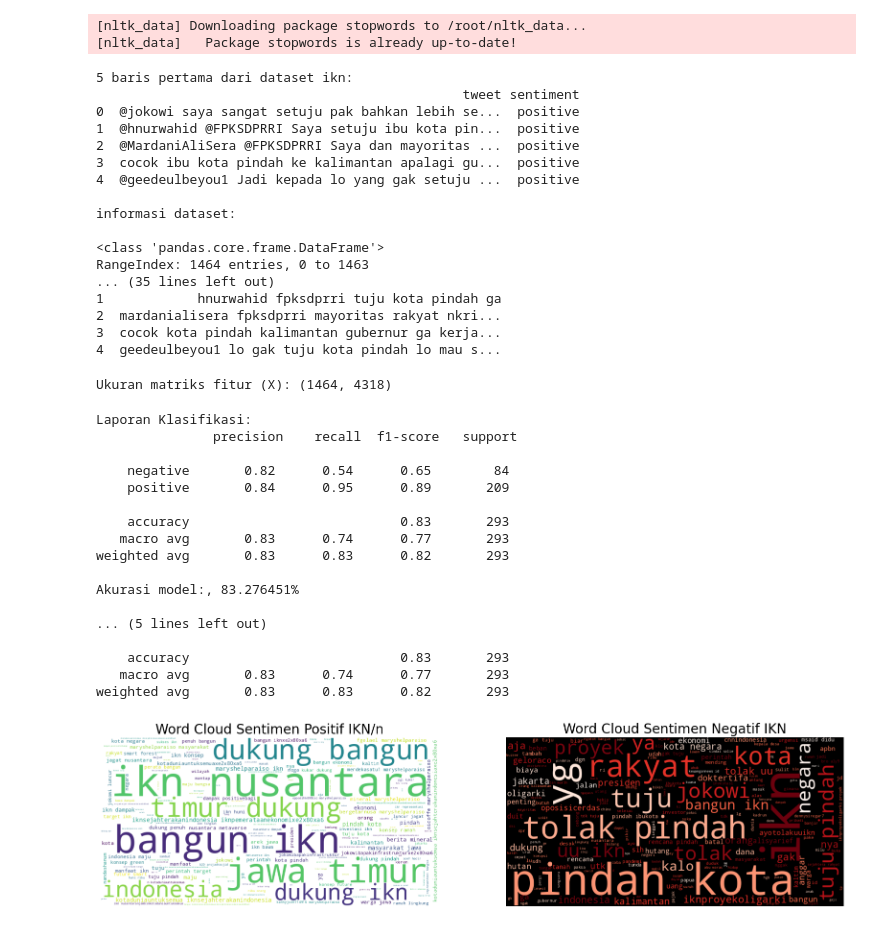
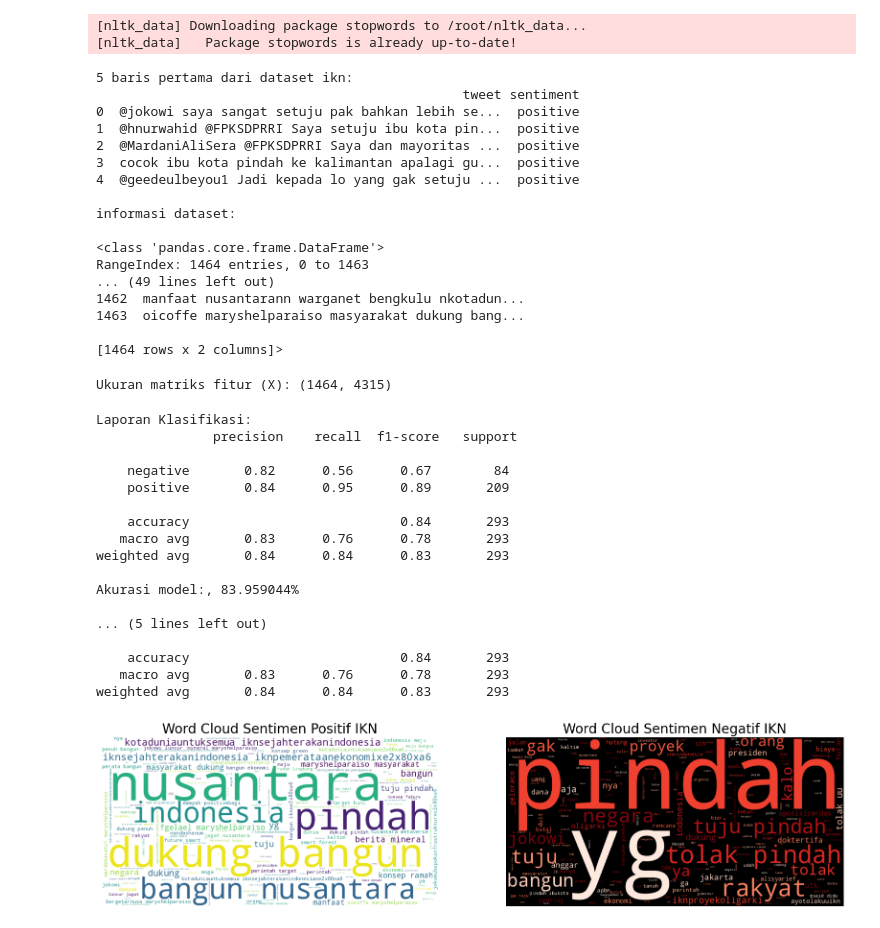
Before and after one commit to bamlinho12/Analisis_Sentimen_IKN, a Jupyter notebook: analisis_sentimen_ikn.ipynb, the cells around one changed output. Cells and saved outputs as stored; diff of their text form; code cells hidden in the pictures.

Commit message:
Notebook update
Added custom stop words ("Jawa", "Timur", dll) to clean up the Word Cloud.

```diff
--- a/analisis_sentimen_ikn.ipynb
+++ b/analisis_sentimen_ikn.ipynb
@@ -29,6 +29,13 @@ factory = StemmerFactory()
 stemmer = factory.create_stemmer()
 stop_words = set(stopwords.words('indonesian'))
 
+stop_words.add("jawa")
+stop_words.add("timur")
+stop_words.add("kalimantan")
+stop_words.add("ibu")
+stop_words.add("kota")
+stop_words.add("ikn")
+
 def preprocess_text(text):
     text = text.lower()
     text = re.sub(r'[^\w\s]', '', text)
@@ -57,11 +64,11 @@ informasi dataset:
 
 <class 'pandas.core.frame.DataFrame'>
 RangeIndex: 1464 entries, 0 to 1463
-... (35 lines left out)
-1            hnurwahid fpksdprri tuju kota pindah ga
-2  mardanialisera fpksdprri mayoritas rakyat nkri...
-3  cocok kota pindah kalimantan gubernur ga kerja...
-4  geedeulbeyou1 lo gak tuju kota pindah lo mau s...
+... (49 lines left out)
+1462  manfaat nusantarann warganet bengkulu nkotadun...
+1463  oicoffe maryshelparaiso masyarakat dukung bang...
+
+[1464 rows x 2 columns]>
 # %%
 from sklearn.feature_extraction.text import TfidfVectorizer
 
@@ -72,7 +79,7 @@ y = df['sentimen']
 
 print("Ukuran matriks fitur (X):", X.shape)
 # %% [output]
-Ukuran matriks fitur (X): (1464, 4318)
+Ukuran matriks fitur (X): (1464, 4315)
 # %%
 from sklearn.model_selection import train_test_split
 
@@ -100,41 +107,41 @@ print("\nLaporan:\n", report)
 Laporan Klasifikasi:
                precision    recall  f1-score   support
 
-    negative       0.82      0.54      0.65        84
+    negative       0.82      0.56      0.67        84
     positive       0.84      0.95      0.89       209
 
-    accuracy                           0.83       293
-   macro avg       0.83      0.74      0.77       293
-weighted avg       0.83      0.83      0.82       293
+    accuracy                           0.84       293
+   macro avg       0.83      0.76      0.78       293
+weighted avg       0.84      0.84      0.83       293
 
-Akurasi model:, 83.276451%
+Akurasi model:, 83.959044%
 
 ... (5 lines left out)
 
-    accuracy                           0.83       293
-   macro avg       0.83      0.74      0.77       293
-weighted avg       0.83      0.83      0.82       293
+    accuracy                           0.84       293
+   macro avg       0.83      0.76      0.78       293
+weighted avg       0.84      0.84      0.83       293
 # %%
 from wordcloud import WordCloud
 import matplotlib.pyplot as plt
 
 teks_positif = " ".join(df[df['sentimen'] == 'positive']['tweet_bersih'])
 teks_negatif = " ".join(df[df['sentimen'] == 'negative']['tweet_bersih'])
 
 wordcloud_positif = WordCloud(width=800, height=400, background_color='white').generate(teks_positif)
 wordcloud_negatif = WordCloud(width=800, height=400, background_color='black', colormap = 'Reds').generate(teks_negatif)
 
 plt.figure(figsize=(20, 10))
 plt.subplot(1, 2, 1)
 plt.imshow(wordcloud_positif, interpolation='bilinear')
-plt.title("Word Cloud Sentimen Positif IKN/n", fontsize=20)
+plt.title("Word Cloud Sentimen Positif IKN", fontsize=20)
 plt.axis('off')
 
 plt.subplot(1, 2, 2)
 plt.imshow(wordcloud_negatif, interpolation='bilinear')
 plt.title("Word Cloud Sentimen Negatif IKN", fontsize=20)
 plt.axis('off')
 
 plt.show()
 # %% [output]
-[figure, old version]
+[figure, new version]
```
Also changed, not shown: 1 other file.
